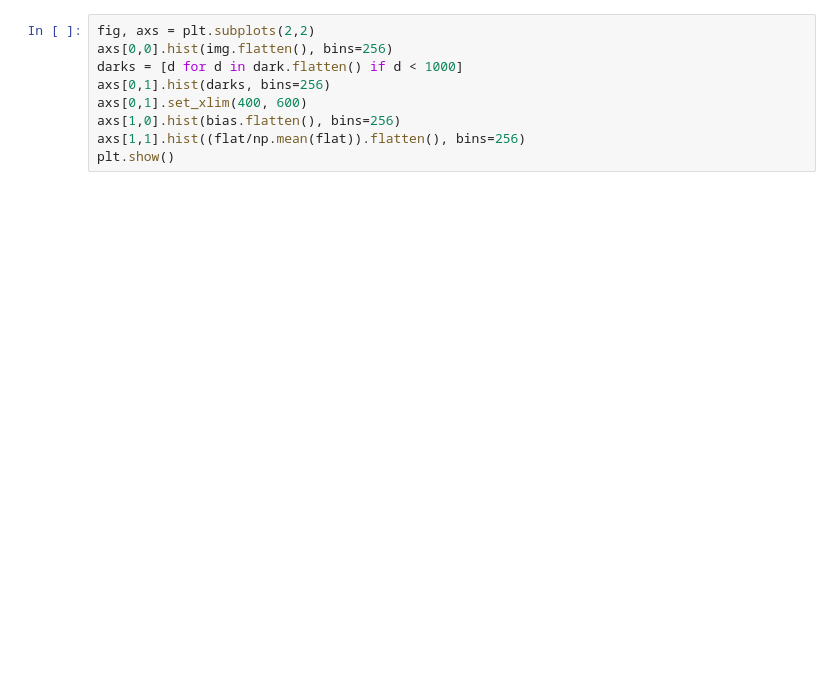
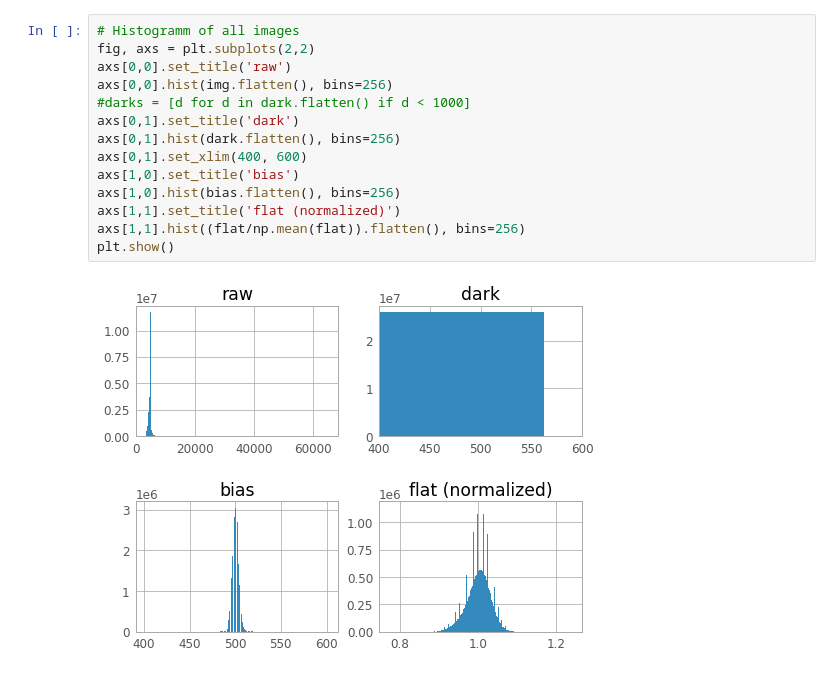
Before and after one commit to SSAEPFL/PSF, a Jupyter notebook: astropy-fits.ipynb, the cells around one changed output. Drawn from its saved outputs; the diff is of its cells as text; blank space fills up the shorter version.

```diff
--- a/astropy-fits.ipynb
+++ b/astropy-fits.ipynb
@@ -65,12 +74,19 @@ plt.show()
 # %% [output]
 [figure]
 # %%
+# Histogramm of all images
 fig, axs = plt.subplots(2,2)
+axs[0,0].set_title('raw')
 axs[0,0].hist(img.flatten(), bins=256)
-darks = [d for d in dark.flatten() if d < 1000]
-axs[0,1].hist(darks, bins=256)
+#darks = [d for d in dark.flatten() if d < 1000]
+axs[0,1].set_title('dark')
+axs[0,1].hist(dark.flatten(), bins=256)
 axs[0,1].set_xlim(400, 600)
+axs[1,0].set_title('bias')
 axs[1,0].hist(bias.flatten(), bins=256)
+axs[1,1].set_title('flat (normalized)')
 axs[1,1].hist((flat/np.mean(flat)).flatten(), bins=256)
 plt.show()
+# %% [output]
+[figure, added]
 # %%
```
Also changed, not shown: parts of 13 cells of this notebook.
